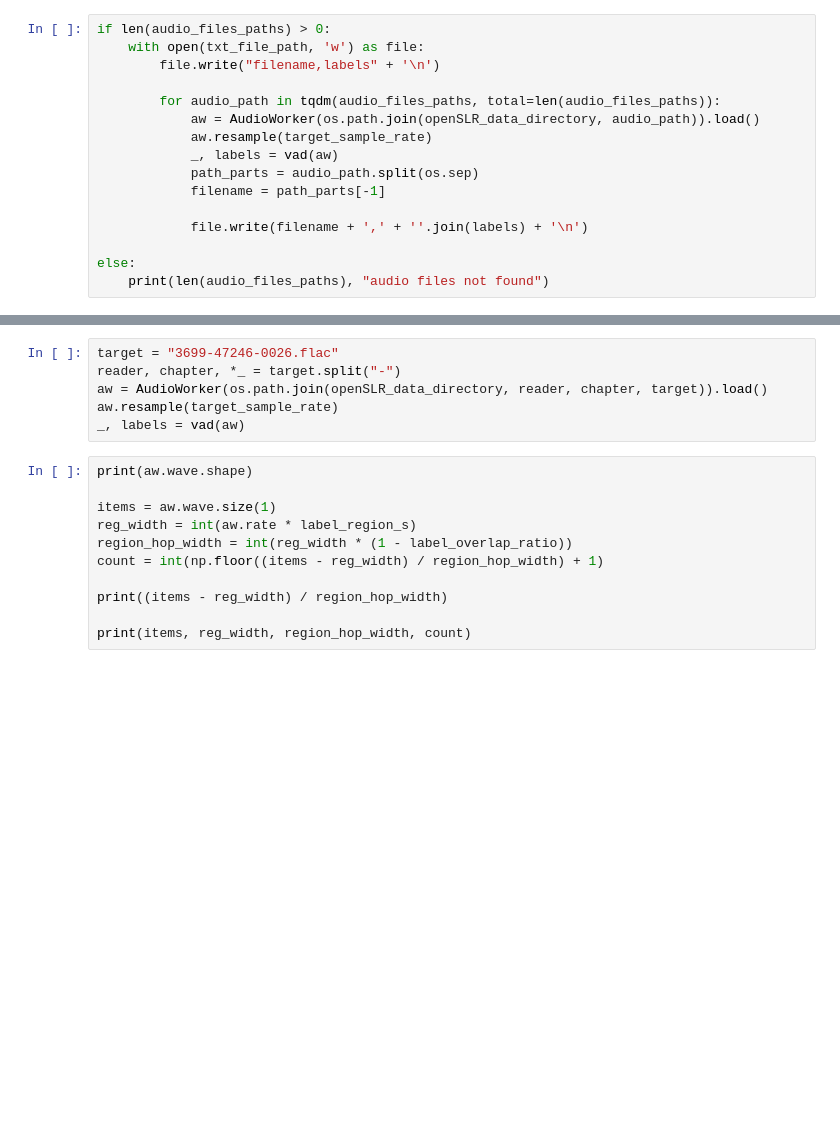
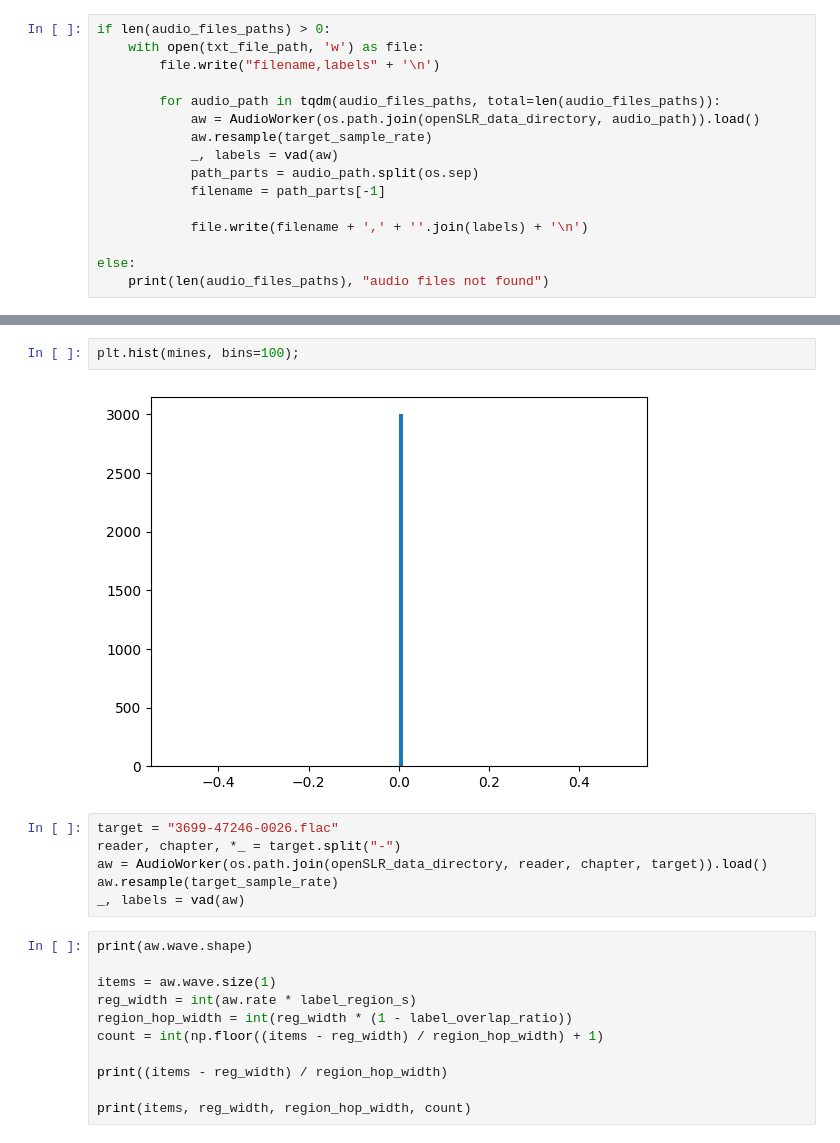
Before and after one commit to Grigor2003/Voice-Activity-Detection, a Jupyter notebook: other/openSRL_vad_labeling.ipynb, the cells around one changed output, grey strips where cells are left out. Drawn from its saved outputs; the diff is of its cells as text; blank space fills up the shorter version.

```diff
--- a/other/openSRL_vad_labeling.ipynb
+++ b/other/openSRL_vad_labeling.ipynb
@@ -98,3 +125,7 @@ else:
+# %%
+plt.hist(mines, bins=100);
+# %% [output]
+[figure, added]
 # %%
 target = "3699-47246-0026.flac"
 reader, chapter, *_ = target.split("-")
```
Also changed, not shown: parts of 6 cells of this notebook, 12 other files.
